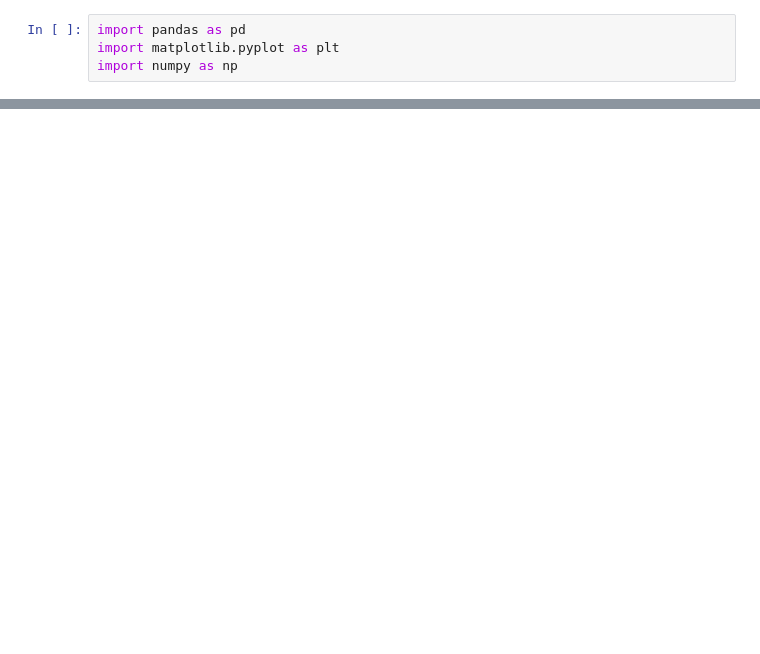
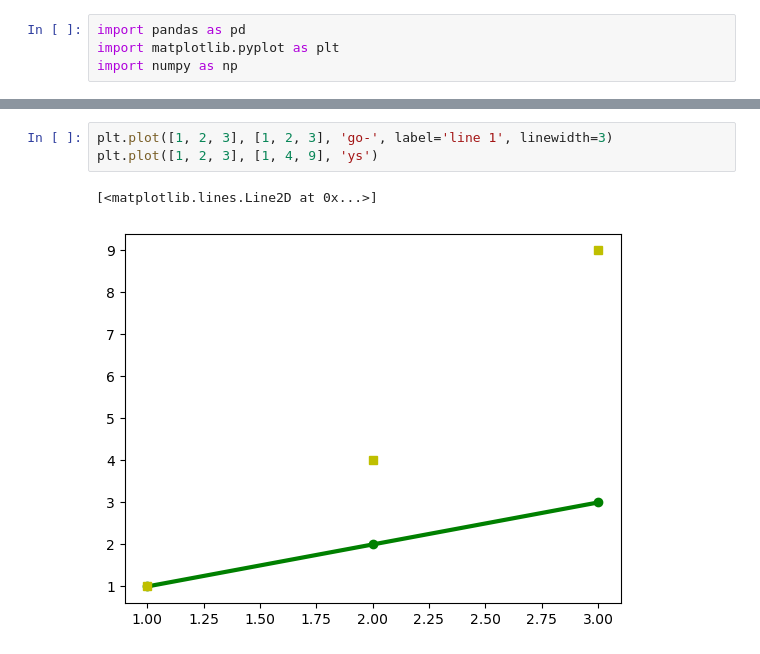
Before and after one commit to bin43256/100DatasetsChallenge, a Jupyter notebook: Employment Rate.ipynb, the cells around one changed output, grey strips where cells are left out. Drawn from its saved outputs; the diff is of its cells as text; blank space fills up the shorter version.

```diff
--- a/Employment Rate.ipynb
+++ b/Employment Rate.ipynb
@@ -24,0 +113,6 @@ Index(['UNID', 'NAME', 'STAGE', 'OPNDATE', 'CLSDATE', 'STATUS', 'TYPE',
+# %%
+plt.plot([1, 2, 3], [1, 2, 3], 'go-', label='line 1', linewidth=3)
+plt.plot([1, 2, 3], [1, 4, 9], 'ys')
+# %% [output]
+[<matplotlib.lines.Line2D at 0x...>]
+[figure, added]
```
Also changed, not shown: parts of 10 cells of this notebook, 2 other files.
